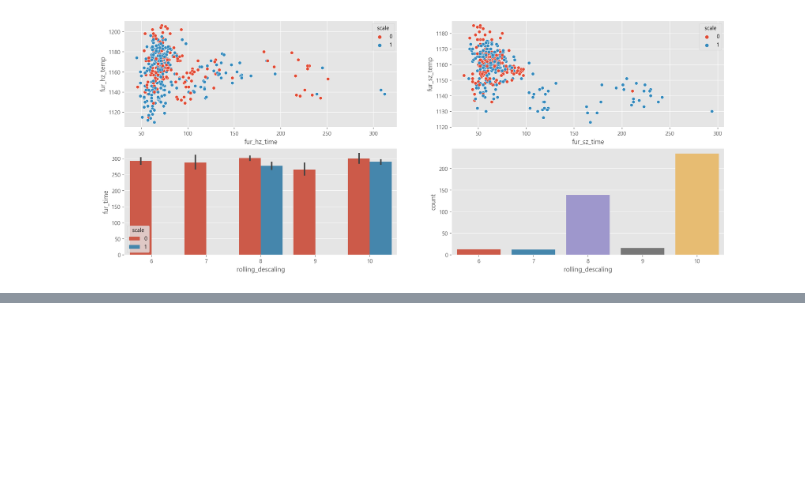
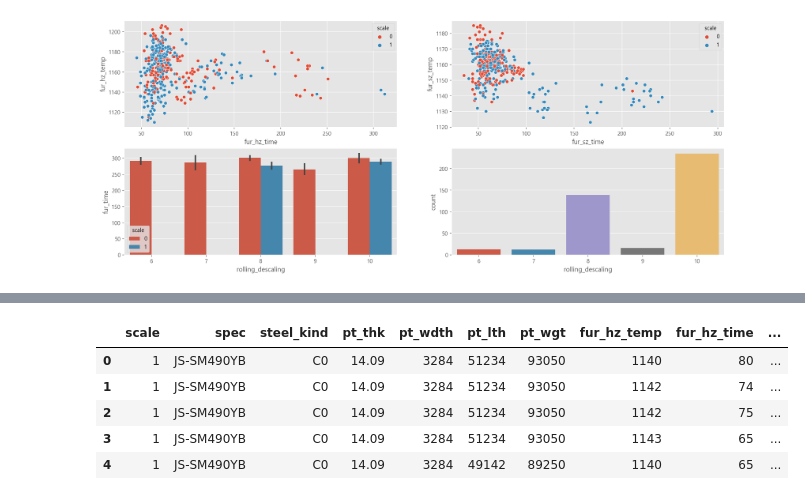
Before and after one commit to Liamns/steel_project, a Jupyter notebook: mg_project_1028.ipynb, the cells around one changed output, grey strips where cells are left out. Saved outputs shown, nothing was run; the diff lists cells and outputs as text; code cells hidden in the pictures; blank space fills up the shorter version.

```diff
--- a/mg_project_1028.ipynb
+++ b/mg_project_1028.ipynb
@@ -25,8 +25,6 @@ plt.rc('axes', unicode_minus=False) # 마이너스 폰트 설정
 df = pd.read_csv('steel_date.csv')
 # %%
 steel = df
-# %%
-steel.drop(columns='unnamed: 0', inplace=True)
 # %%
 steel.info()
 # %% [output]
@@ -435,0 +397,2 @@ print(result.to_string())
+# %%
+main_02['unnamed_time'] = main_02['fur_time'] - (main_02['fur_sz_time'] + main_02['fur_hz_time'])
@@ -435,0 +404,3 @@ print(result.to_string())
+# %%
+main_02['scale'] = main_02['scale'].astype('category')
+main_02['hsb'] = main_02['hsb'].astype('category')
@@ -435,0 +419,10 @@ print(result.to_string())
+# %%
+main_03 = main_02.drop('plate_no', axis=1)
+main_03.head()
+# %% [output]
+|  | scale | spec | steel_kind | pt_thk | pt_wdth | pt_lth | pt_wgt | fur_hz_temp | fur_hz_time | ... |
+| 0 | 1 | JS-SM490YB | C0 | 14.09 | 3284 | 51234 | 93050 | 1140 | 80 | ... |
+| 1 | 1 | JS-SM490YB | C0 | 14.09 | 3284 | 51234 | 93050 | 1142 | 74 | ... |
+| 2 | 1 | JS-SM490YB | C0 | 14.09 | 3284 | 51234 | 93050 | 1142 | 75 | ... |
+| 3 | 1 | JS-SM490YB | C0 | 14.09 | 3284 | 51234 | 93050 | 1143 | 65 | ... |
+| 4 | 1 | JS-SM490YB | C0 | 14.09 | 3284 | 49142 | 89250 | 1140 | 65 | ... |
```
Also changed, not shown: parts of 24 cells of this notebook.
